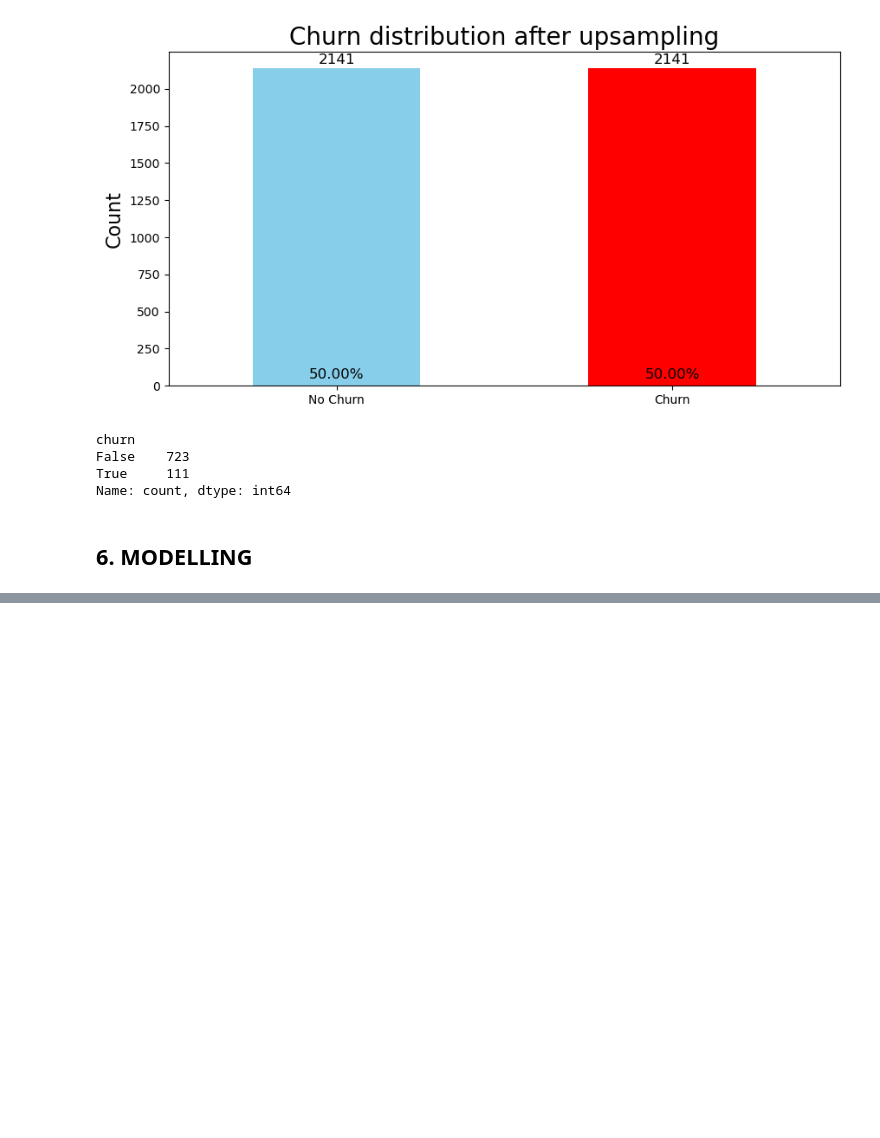
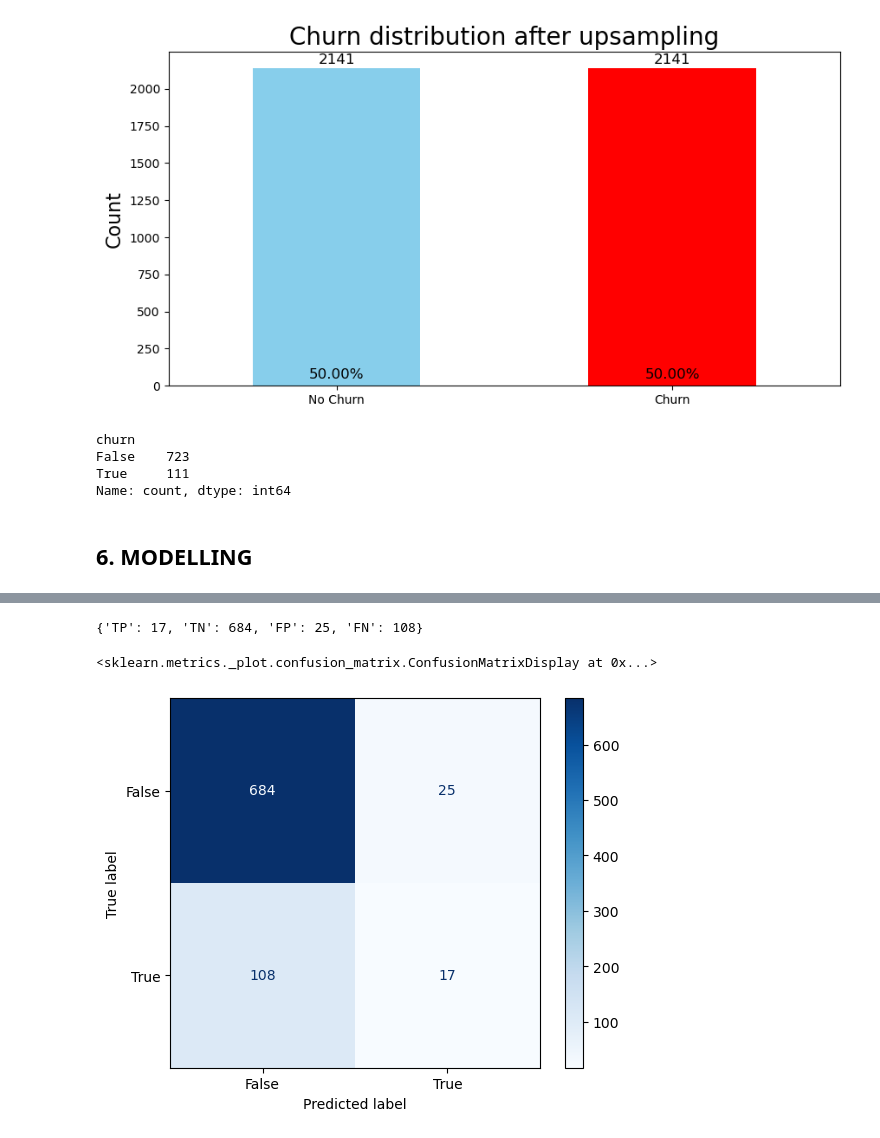
Before and after one commit to VincentKiplangat/Predicting-customer-churn-for-SyrialTel, a Jupyter notebook: SyrialTel.ipynb, the cells around one changed output, grey strips where cells are left out. Saved outputs shown, nothing was run; the diff lists cells and outputs as text; code cells hidden in the pictures; blank space fills up the shorter version.

```diff
--- a/SyrialTel.ipynb
+++ b/SyrialTel.ipynb
@@ -377,0 +379,6 @@ Base Model
+# %%
+# Instantiate the model
+logreg = LogisticRegression(fit_intercept=False, C=1e12, solver='liblinear')
+
+# Fit the model
+logreg.fit(X_train, y_train)
@@ -377,0 +387,4 @@ Base Model
+# %%
+# Generate predictions
+y_hat_train = logreg.predict(X_train)
+y_hat_test = logreg.predict(X_test)
@@ -377,0 +423,33 @@ Base Model
+# %%
+def conf_matrix(y_true, y_pred):
+    cm = {'TP': 0, 'TN': 0, 'FP': 0, 'FN': 0}
+
+    for ind, label in enumerate(y_true):
+        pred = y_pred[ind]
+        if label == 1:
+            # CASE: TP
+            if label == pred:
+                cm['TP'] += 1
+            # CASE: FN
+            else:
+                cm['FN'] += 1
+        else:
+            # CASE: TN
+            if label == pred:
+                cm['TN'] += 1
+            # CASE: FP
+            else:
+                cm['FP'] += 1
+    return cm
+
+conf_matrix(y_test, y_hat_test)
+# %% [output]
+{'TP': 17, 'TN': 684, 'FP': 25, 'FN': 108}
+# %%
+# Visualize the confusion matrix
+cnf_matrix = confusion_matrix(y_test, y_hat_test)
+disp = ConfusionMatrixDisplay(confusion_matrix=cnf_matrix, display_labels=logreg.classes_)
+disp.plot(cmap=plt.cm.Blues)
+# %% [output]
+<sklearn.metrics._plot.confusion_matrix.ConfusionMatrixDisplay at 0x...>
+[figure, added]
```
Also changed, not shown: parts of 22 cells of this notebook, 2 other files.
